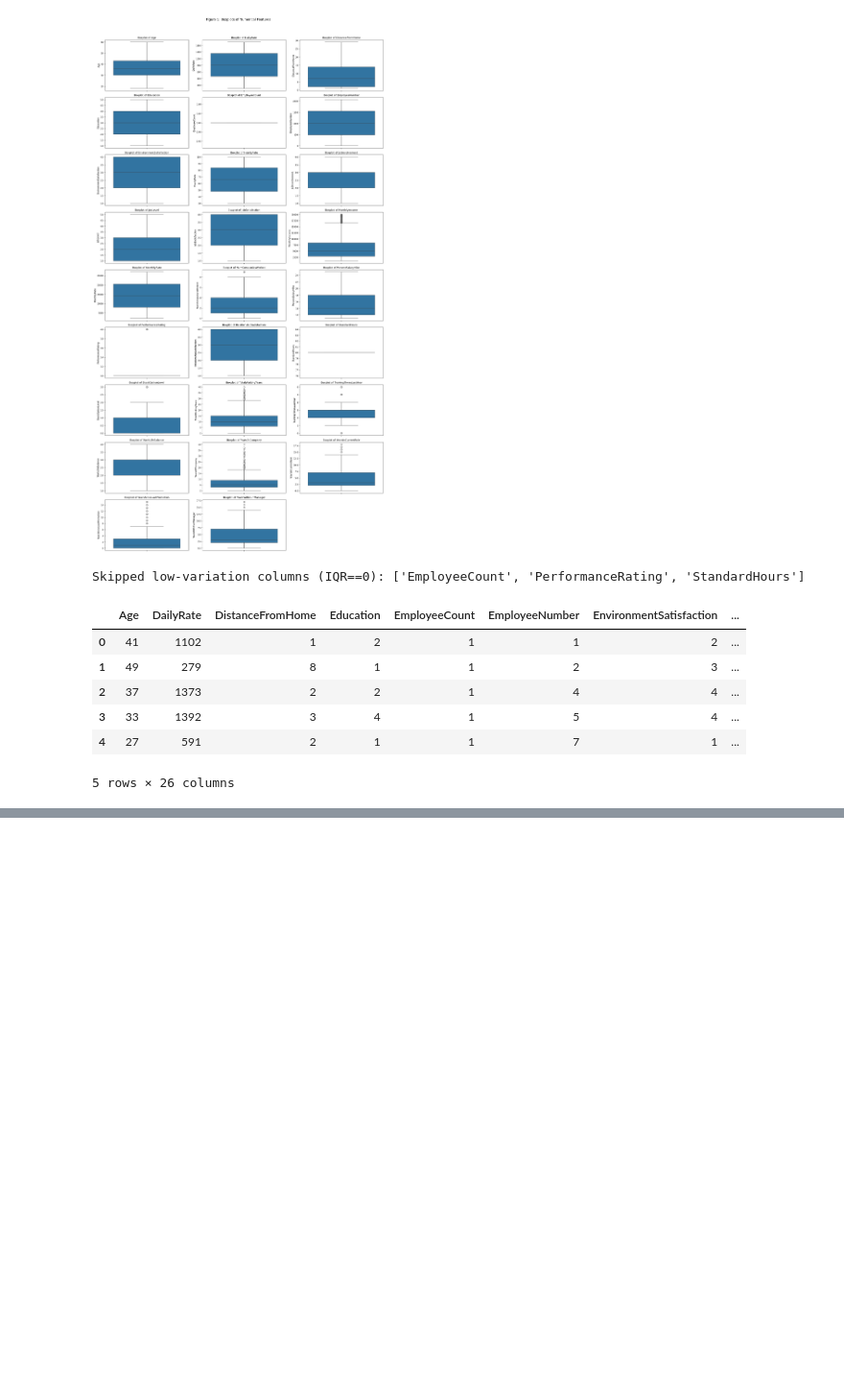
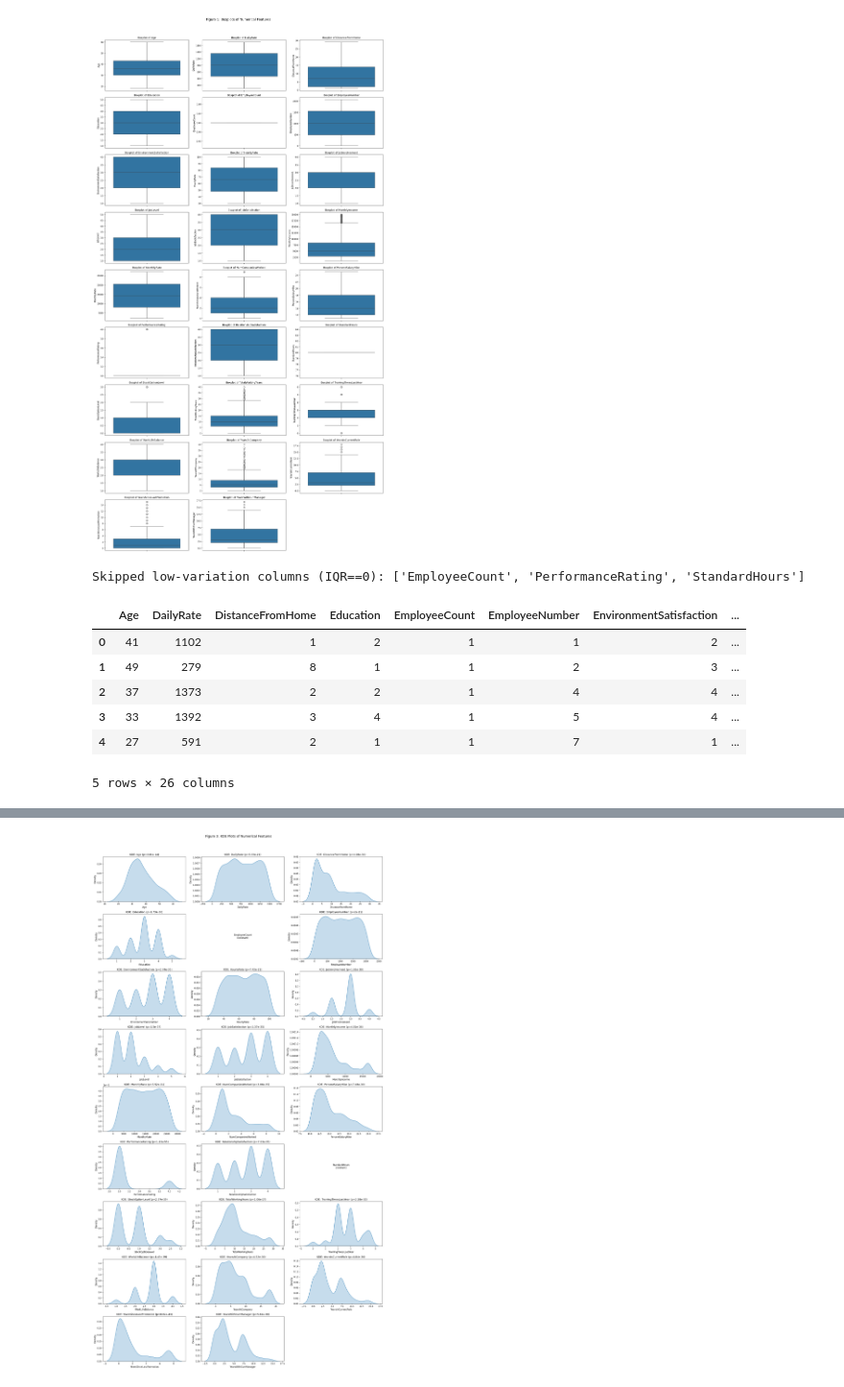
Before and after one commit to RNB1993/Hackathon-employee-attrition-modelling, a Jupyter notebook: jupyter_notebooks/EDA.ipynb, the cells around one changed output, grey strips where cells are left out. Shown at 96% size. Drawn from its saved outputs; the diff is of its cells as text; code cells hidden in the pictures; blank space fills up the shorter version.

Commit message:
EDA notebook : Non-parametric tests

```diff
--- a/jupyter_notebooks/EDA.ipynb
+++ b/jupyter_notebooks/EDA.ipynb
@@ -158,0 +200,95 @@ Skipped low-variation columns (IQR==0): ['EmployeeCount', 'PerformanceRating', '
+# %%
+# Normality test (Pingouin Shapiro-Wilk) + KDE subplot grid for numeric features
+from IPython.display import display
+import pingouin as pg
+
+alpha = 0.05
+data_for_test = df_num_capped if "df_num_capped" in globals() else df_num
+
+# --- Pingouin Shapiro-Wilk normality test (per column) ---
+# Notes:
+# - Shapiro expects 3 <= n <= 5000; for larger n we subsample to 5000.
+# - Constant columns can't be tested (all values equal).
+rng = np.random.default_rng(42)
+results = []
+
+for col in data_for_test.columns:
+    x = data_for_test[col].dropna().to_numpy()
+    n = len(x)
+
+    if n < 3:
+        results.append({"column": col, "n": n, "statistic": np.nan, "p_value": np.nan, "normal_at_alpha": np.nan, "note": "n<3"})
+        continue
+    if np.unique(x).size < 2:
+        results.append({"column": col, "n": n, "statistic": np.nan, "p_value": np.nan, "normal_at_alpha": np.nan, "note": "constant"})
+        continue
+
+    if n > 5000:
+        x = rng.choice(x, size=5000, replace=False)
+        n_used = 5000
+        note = "sampled_to_5000"
+    else:
+        n_used = n
+        note = ""
+
+    try:
+        res = pg.normality(x, method="shapiro", alpha=alpha)
+        # Pingouin returns: W, pval, normal
+        w = float(res.loc[0, "W"])
+        p = float(res.loc[0, "pval"])
+        normal = bool(res.loc[0, "normal"])
+        results.append({
+            "column": col,
+            "n": n_used,
+            "statistic": w,
+            "p_value": p,
+            "normal_at_alpha": normal,
+            "note": note,
+        })
+    except Exception as e:
+        results.append({"column": col, "n": n_used, "statistic": np.nan, "p_value": np.nan, "normal_at_alpha": np.nan, "note": f"error: {e}"})
+
+normality_df = pd.DataFrame(results).sort_values("p_value", ascending=True, na_position="last")
+display(normality_df)
+
+# --- KDE plots as subplots ---
+n_features = data_for_test.shape[1]
+if n_features == 0:
+    print("No numeric columns found for KDE plots.")
+else:
+    n_cols = 3
+    subplot_width = 6
+    subplot_height = 3.6
+    dpi = 120
+    n_rows = int(np.ceil(n_features / n_cols))
+
+    fig, axes = plt.subplots(
+        n_rows,
+        n_cols,
+        figsize=(subplot_width * n_cols, subplot_height * n_rows),
+        dpi=dpi,
+    )
+    axes = np.array(axes).reshape(-1)
+
+    p_map = dict(zip(normality_df["column"], normality_df["p_value"]))
+
+    for ax, col in zip(axes, data_for_test.columns):
+        s = data_for_test[col].dropna()
+        if s.nunique() < 2:
+            ax.text(0.5, 0.5, f"{col}\n(constant)", ha="center", va="center")
+            ax.set_axis_off()
+            continue
+
+        sns.kdeplot(x=s, fill=True, ax=ax, warn_singular=False)
+        p = p_map.get(col, np.nan)
+        p_txt = "" if pd.isna(p) else f" (p={p:.3g})"
+        ax.set_title(f"KDE: {col}{p_txt}", fontsize=11)
+        ax.tick_params(axis="both", labelsize=9)
+
+    for ax in axes[len(data_for_test.columns) :]:
+        ax.axis("off")
+
+    fig.suptitle("Figure 3: KDE Plots of Numerical Features", y=1.01, fontsize=14)
+    fig.tight_layout(rect=[0, 0, 1, 0.99])
+    plt.show()
+# %% [output]
@@ -158,0 +312 @@ Skipped low-variation columns (IQR==0): ['EmployeeCount', 'PerformanceRating', '
+[figure, added]
```
Also changed, not shown: parts of 4 cells of this notebook, 1 other file.
